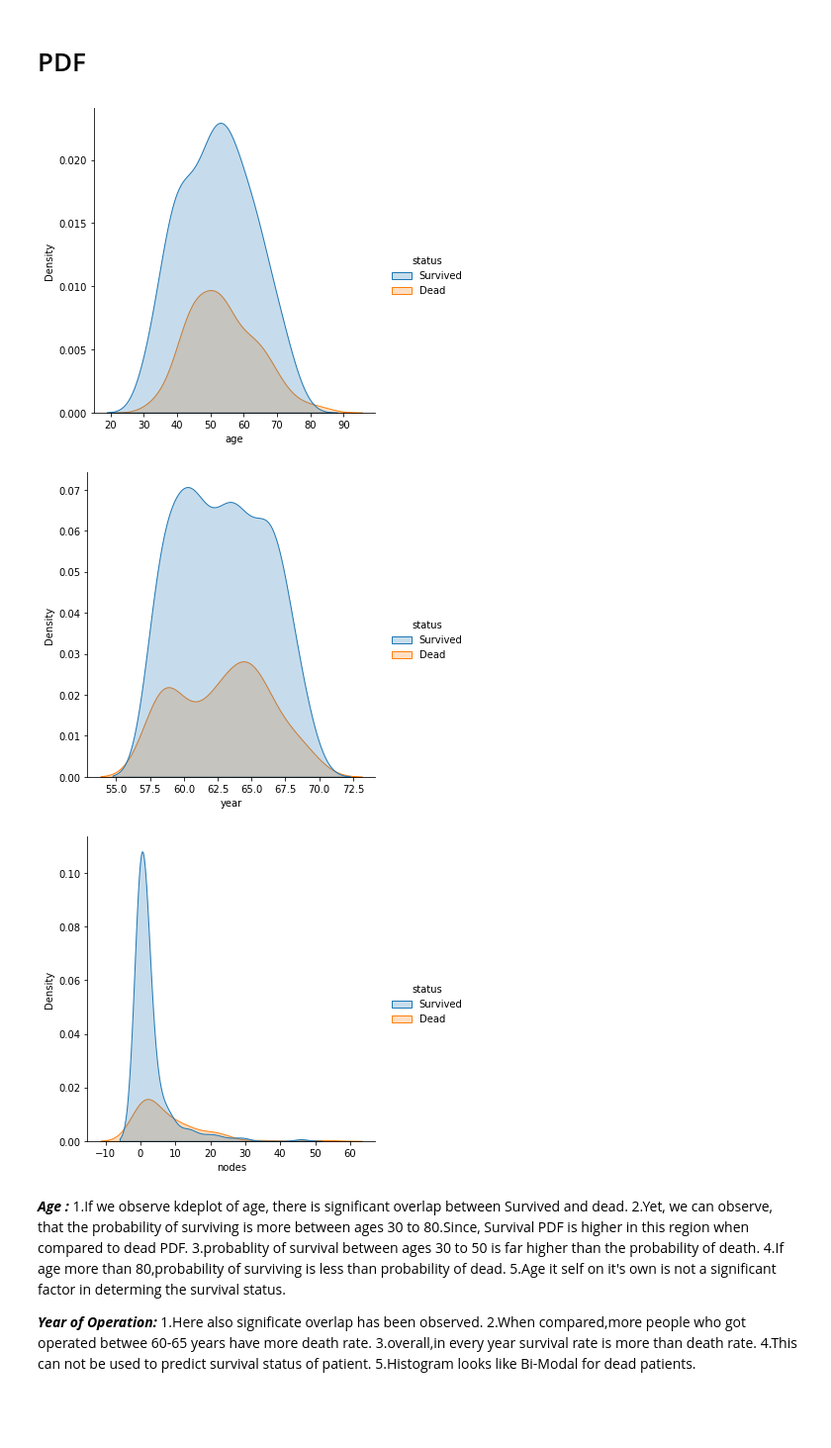
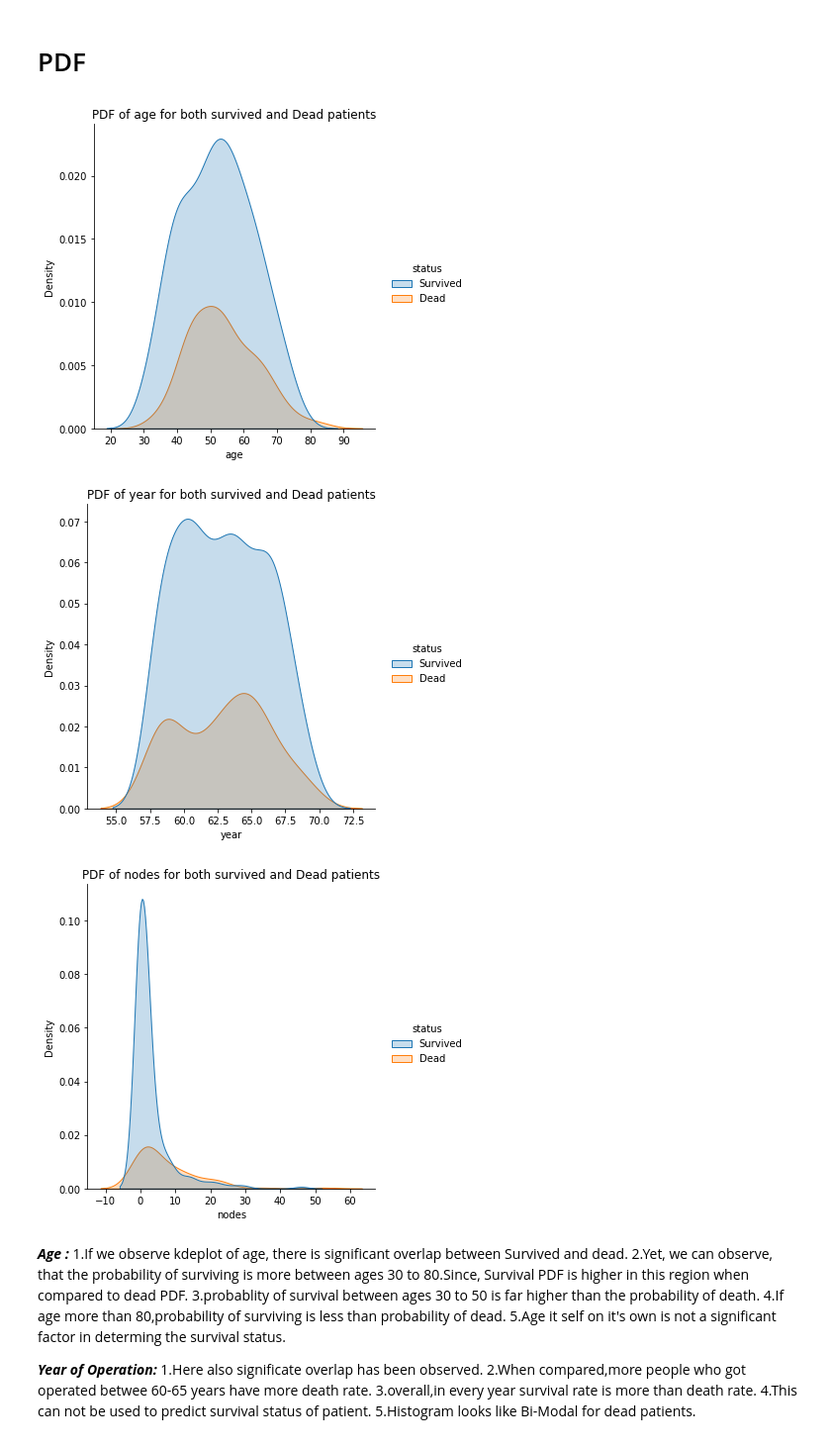
Before and after one commit to vishwanathbeena/appliedai_practice, a Jupyter notebook: Haberman_EDA.ipynb, the cells around one changed output. Shown at 99% size. Drawn from its saved outputs; the diff is of its cells as text; code cells hidden in the pictures; blank space fills up the shorter version.

```diff
--- a/Haberman_EDA.ipynb
+++ b/Haberman_EDA.ipynb
@@ -116,12 +119,13 @@ This is samething we got vale_count, but just in graphical manner, we can say  w
 # %%
 features = [feature for feature in data.columns if data[feature].dtypes != 'O']
 for feature in features:
   sns.displot(data=data,x=feature,hue='status',kind='kde',fill='True')
+  plt.title('PDF of {} for both survived and Dead patients'.format(feature))
   plt.show()
 # %% [output]
-[figure, old version]
+[figure, new version]
-[figure, old version]
+[figure, new version]
-[figure, old version]
+[figure, new version]
 # %% [markdown]
 ***Age :***
 1.If we observe kdeplot of age, there is significant overlap between Survived and dead.
```
Also changed, not shown: parts of 13 cells of this notebook.
